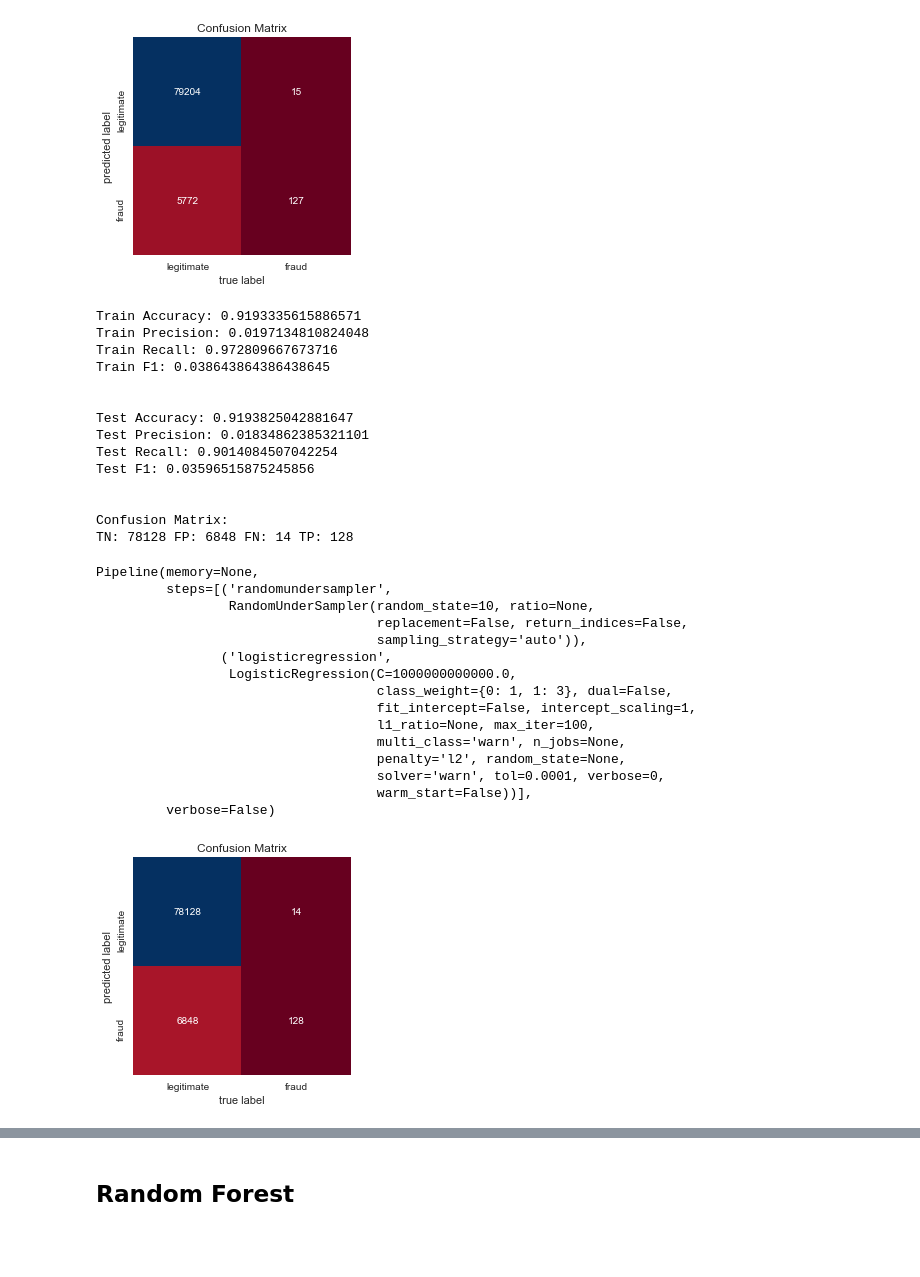
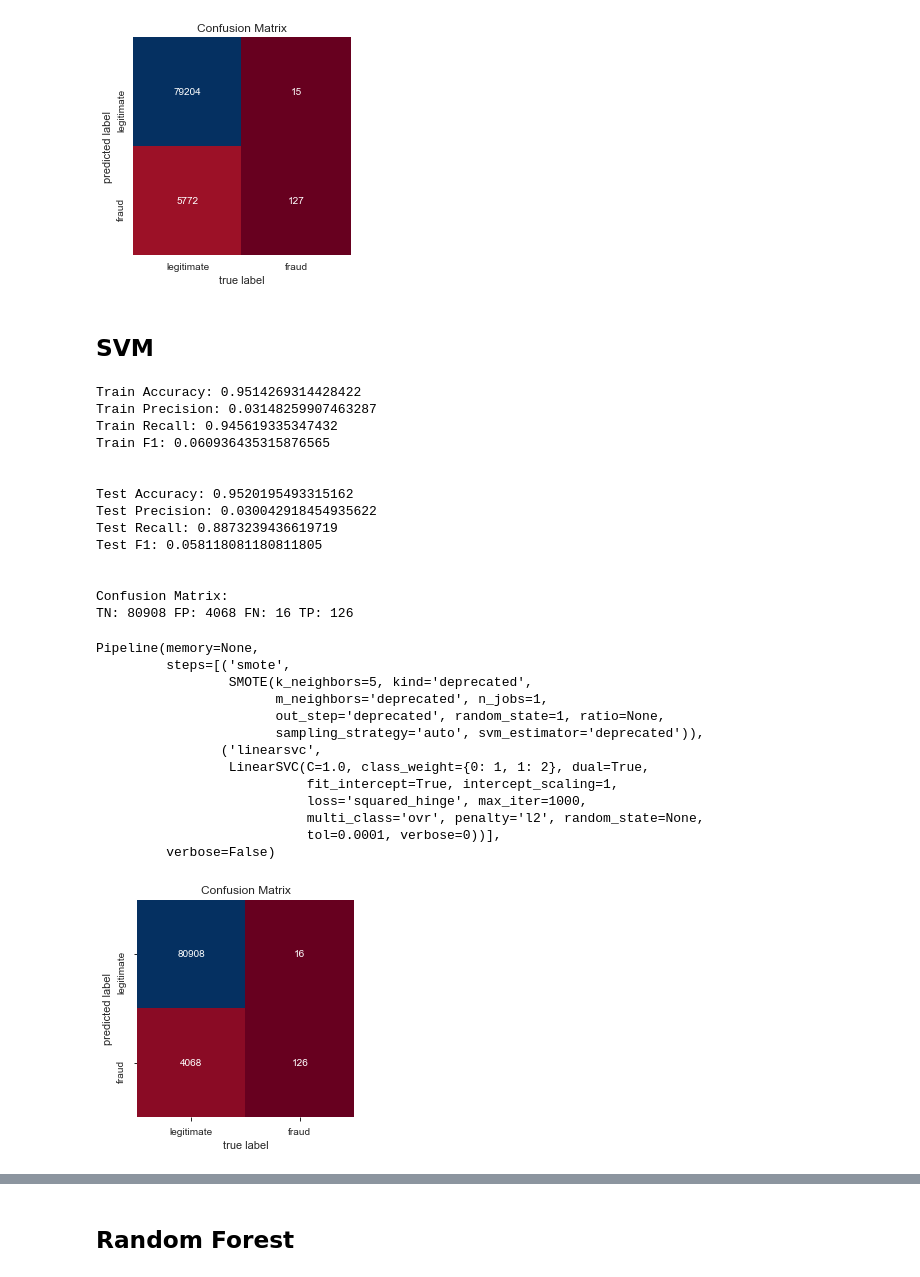
Before and after one commit to AdamBlomfield/mod_5_project, a Jupyter notebook: notebooks/ke_mod_5_project.ipynb, the cells around one changed output, grey strips where cells are left out. Drawn from its saved outputs; the diff is of its cells as text; code cells hidden in the pictures; blank space fills up the shorter version.

```diff
--- a/notebooks/ke_mod_5_project.ipynb
+++ b/notebooks/ke_mod_5_project.ipynb
@@ -347,36 +280,41 @@ Pipeline(memory=None,
                                     warm_start=False))],
          verbose=False)
 [figure]
-# %%
-make_RandomUnderSampler_model(X_train_sc, y_train_sc, X_test_sc, y_test_sc, LogisticRegression(fit_intercept = False, C = 1e12, class_weight={0: 1, 1: 3}))
-# %% [output]
-Train Accuracy: 0.9193335615886571
-Train Precision: 0.0197134810824048
-Train Recall: 0.972809667673716
-Train F1: 0.038643864386438645
-
-
-Test Accuracy: 0.9193825042881647
-Test Precision: 0.01834862385321101
-Test Recall: 0.9014084507042254
-Test F1: 0.03596515875245856
-
-
-Confusion Matrix:
-TN: 78128 FP: 6848 FN: 14 TP: 128
-Pipeline(memory=None,
-         steps=[('randomundersampler',
-                 RandomUnderSampler(random_state=10, ratio=None,
-                                    replacement=False, return_indices=False,
-                                    sampling_strategy='auto')),
-                ('logisticregression',
-                 LogisticRegression(C=1000000000000.0,
-                                    class_weight={0: 1, 1: 3}, dual=False,
-                                    fit_intercept=False, intercept_scaling=1,
-                                    l1_ratio=None, max_iter=100,
-                                    multi_class='warn', n_jobs=None,
-                                    penalty='l2', random_state=None,
-                                    solver='warn', tol=0.0001, verbose=0,
-                                    warm_start=False))],
-         verbose=False)
-[figure, removed]
+# %% [markdown]
+## SVM
+# %%
+X_train_sv = X_train_sc.values
+y_train_sv = y_train_sc.values.ravel()
+X_test_sv = X_test_sc.values
+y_test_sv = y_test_sc.values.ravel()
+
+make_SMOTE_model(X_train_sv, y_train_sv, X_test_sv, y_test_sv, LinearSVC(class_weight={0: 1, 1: 2}))
+# %% [output]
+Train Accuracy: 0.9514269314428422
+Train Precision: 0.03148259907463287
+Train Recall: 0.945619335347432
+Train F1: 0.060936435315876565
+
+
+Test Accuracy: 0.9520195493315162
+Test Precision: 0.030042918454935622
+Test Recall: 0.8873239436619719
+Test F1: 0.058118081180811805
+
+
+Confusion Matrix:
+TN: 80908 FP: 4068 FN: 16 TP: 126
+Pipeline(memory=None,
+         steps=[('smote',
+                 SMOTE(k_neighbors=5, kind='deprecated',
+                       m_neighbors='deprecated', n_jobs=1,
+                       out_step='deprecated', random_state=1, ratio=None,
+                       sampling_strategy='auto', svm_estimator='deprecated')),
+                ('linearsvc',
+                 LinearSVC(C=1.0, class_weight={0: 1, 1: 2}, dual=True,
+                           fit_intercept=True, intercept_scaling=1,
+                           loss='squared_hinge', max_iter=1000,
+                           multi_class='ovr', penalty='l2', random_state=None,
+                           tol=0.0001, verbose=0))],
+         verbose=False)
+[figure, added]
```
Also changed, not shown: parts of 24 cells of this notebook, 4 other files.
